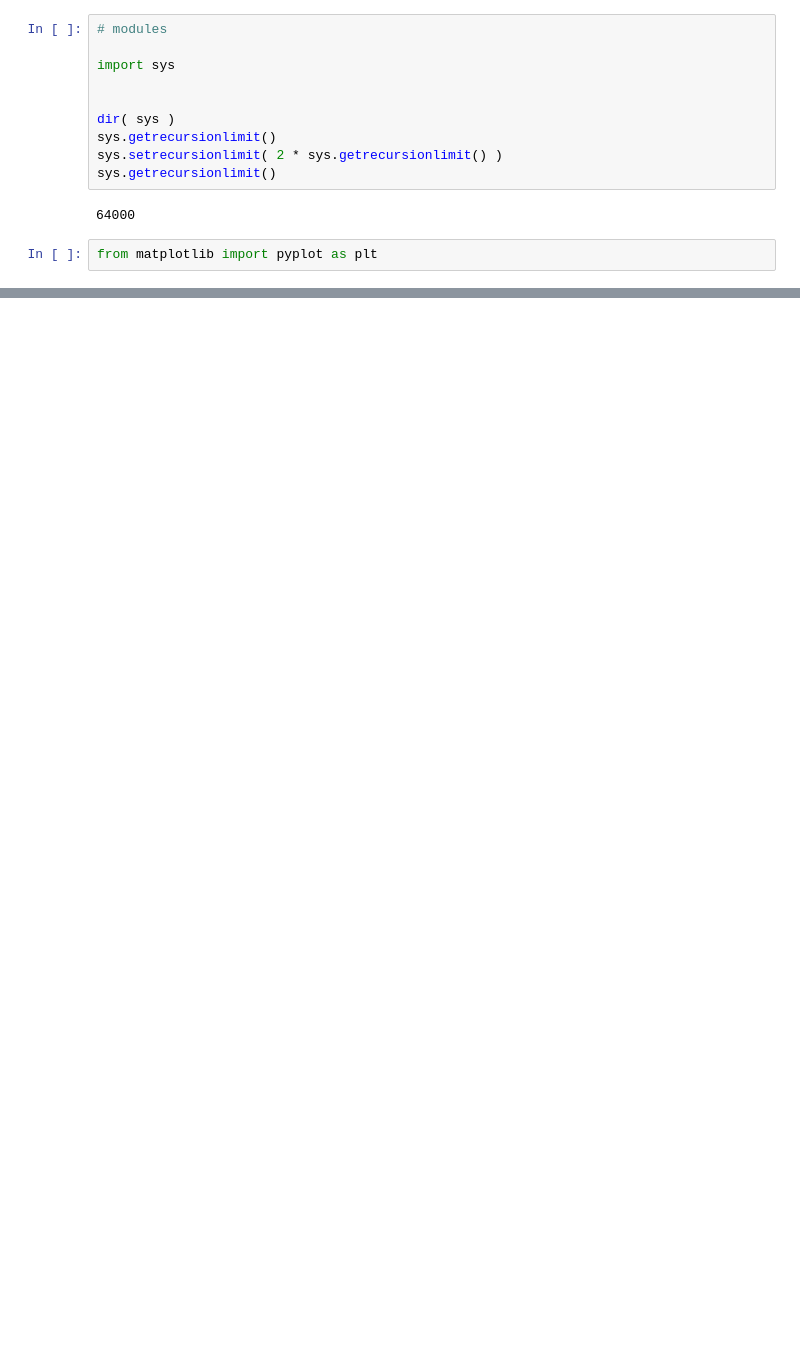
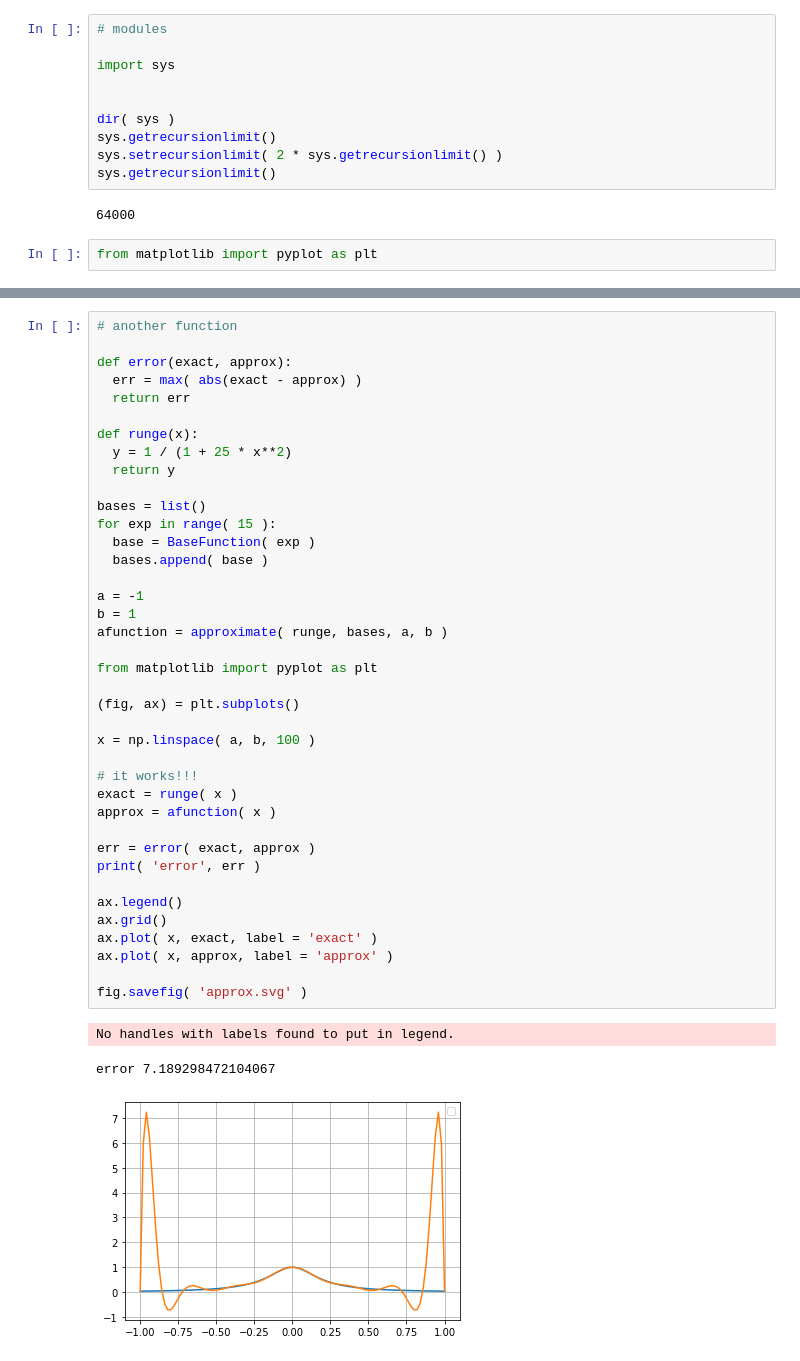
Before and after one commit to mbarnaba/python3, a Jupyter notebook: notebook.ipynb, the cells around one changed output, grey strips where cells are left out. Drawn from its saved outputs; the diff is of its cells as text; blank space fills up the shorter version.

```diff
--- a/notebook.ipynb
+++ b/notebook.ipynb
@@ -665,0 +956,43 @@ fig.savefig( 'test.svg' )
+# %%
+# another function
+
+def error(exact, approx):
+  err = max( abs(exact - approx) )
+  return err
+
+def runge(x):
+  y = 1 / (1 + 25 * x**2)
+  return y
+
+bases = list()
+for exp in range( 15 ):
+  base = BaseFunction( exp )
+  bases.append( base )
+
+a = -1
+b = 1
+afunction = approximate( runge, bases, a, b )
+
+from matplotlib import pyplot as plt
+
+(fig, ax) = plt.subplots()
+
+x = np.linspace( a, b, 100 )
+
+# it works!!!
+exact = runge( x )
+approx = afunction( x )
+
+err = error( exact, approx )
+print( 'error', err )
+
+ax.legend()
+ax.grid()
+ax.plot( x, exact, label = 'exact' )
+ax.plot( x, approx, label = 'approx' )
+
+fig.savefig( 'approx.svg' )
+# %% [output]
+No handles with labels found to put in legend.
+error 7.189298472104067
+[figure, added]
```
Also changed, not shown: parts of 15 cells of this notebook.
